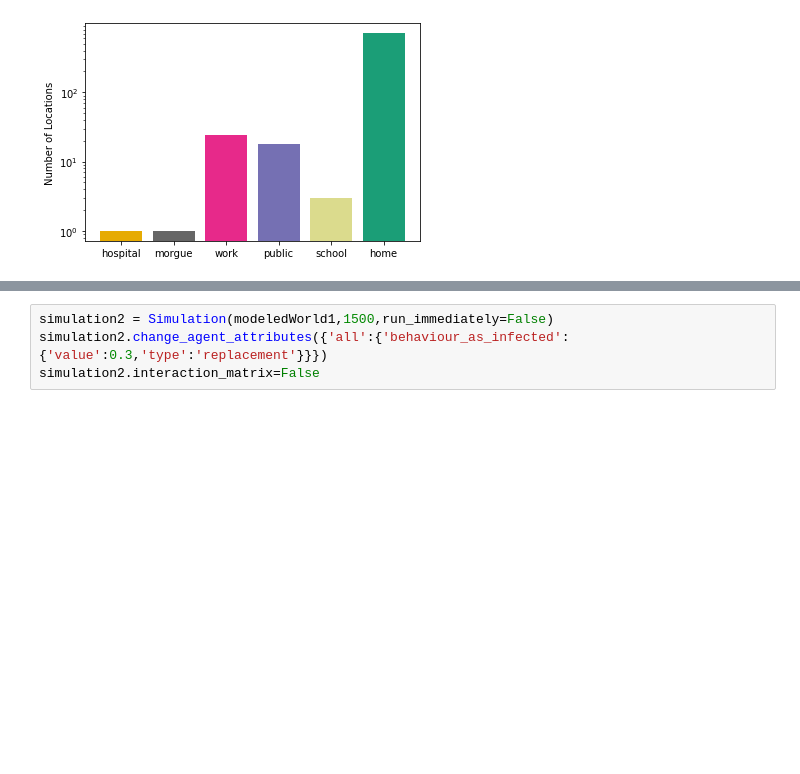
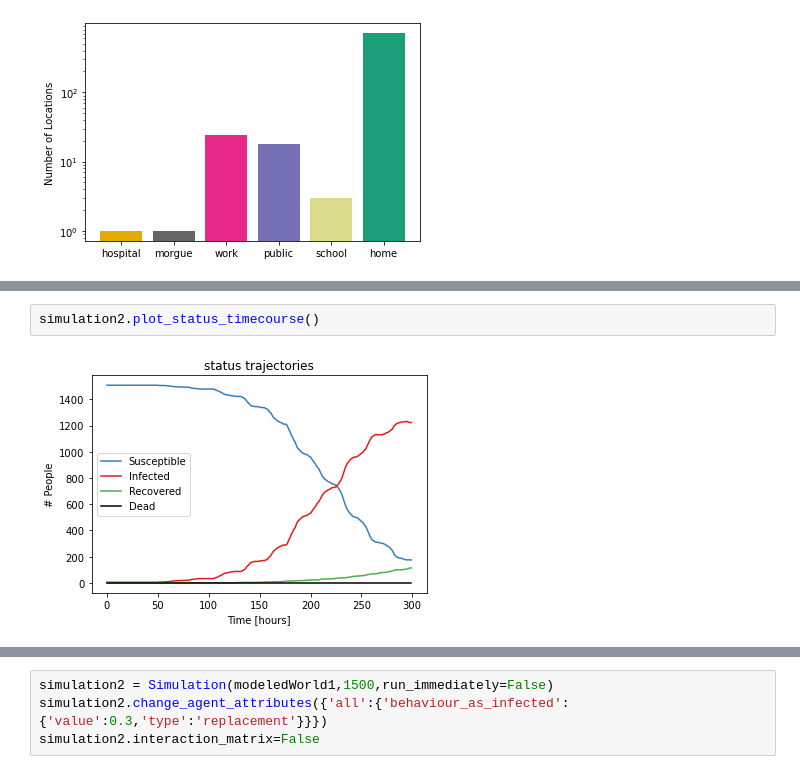
Before and after one commit to joba-1/Corona_Model, a Jupyter notebook: RUN_CoronaABM_2.ipynb, the cells around one changed output, grey strips where cells are left out. Saved outputs shown, nothing was run; the diff lists cells and outputs as text; blank space fills up the shorter version.

```diff
--- a/RUN_CoronaABM_2.ipynb
+++ b/RUN_CoronaABM_2.ipynb
@@ -83,0 +52,4 @@ simulation1.plot_status_timecourse()
+# %%
+simulation2.plot_status_timecourse()
+# %% [output]
+[figure, added]
```
Also changed, not shown: parts of 22 cells of this notebook, 3 other files.
